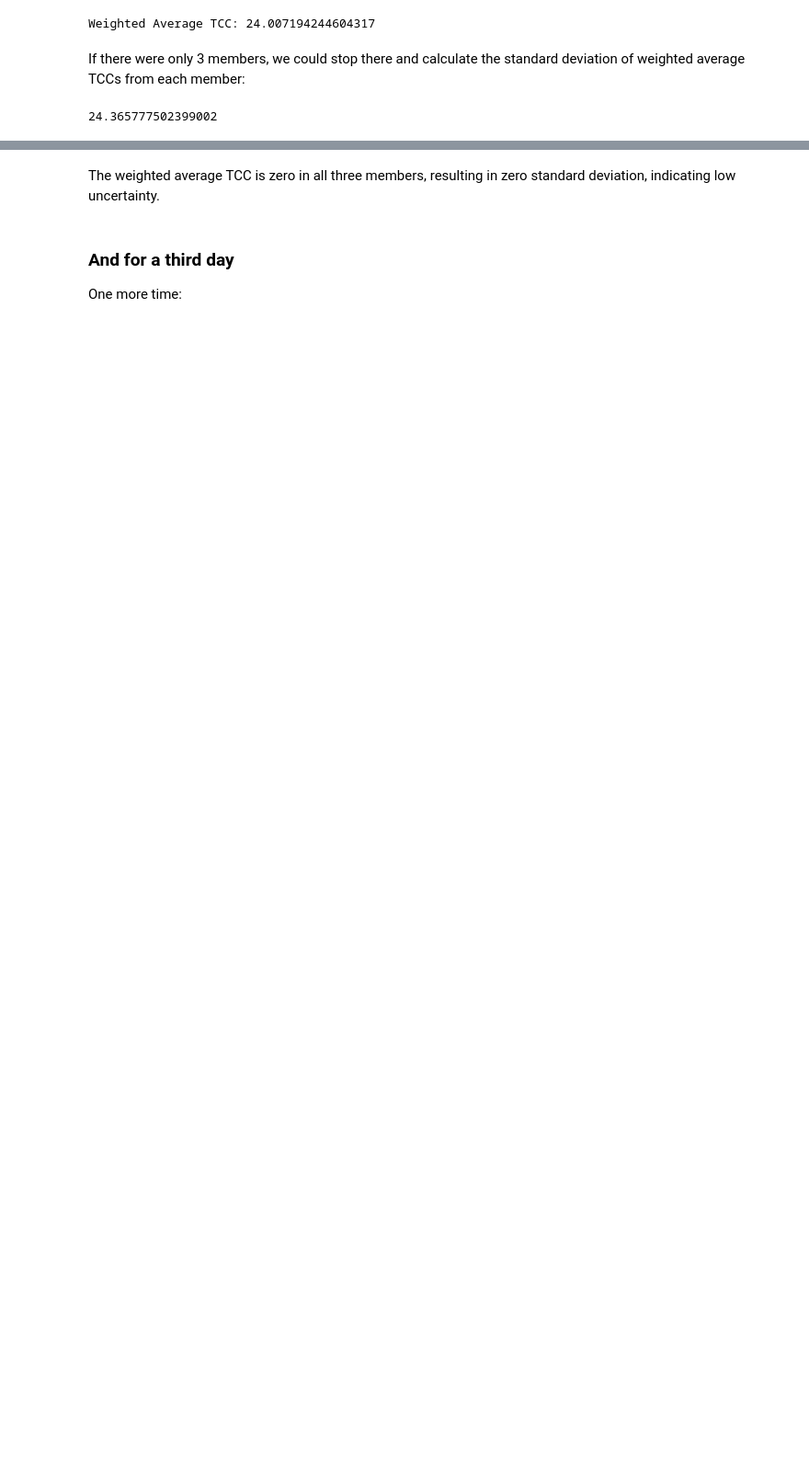
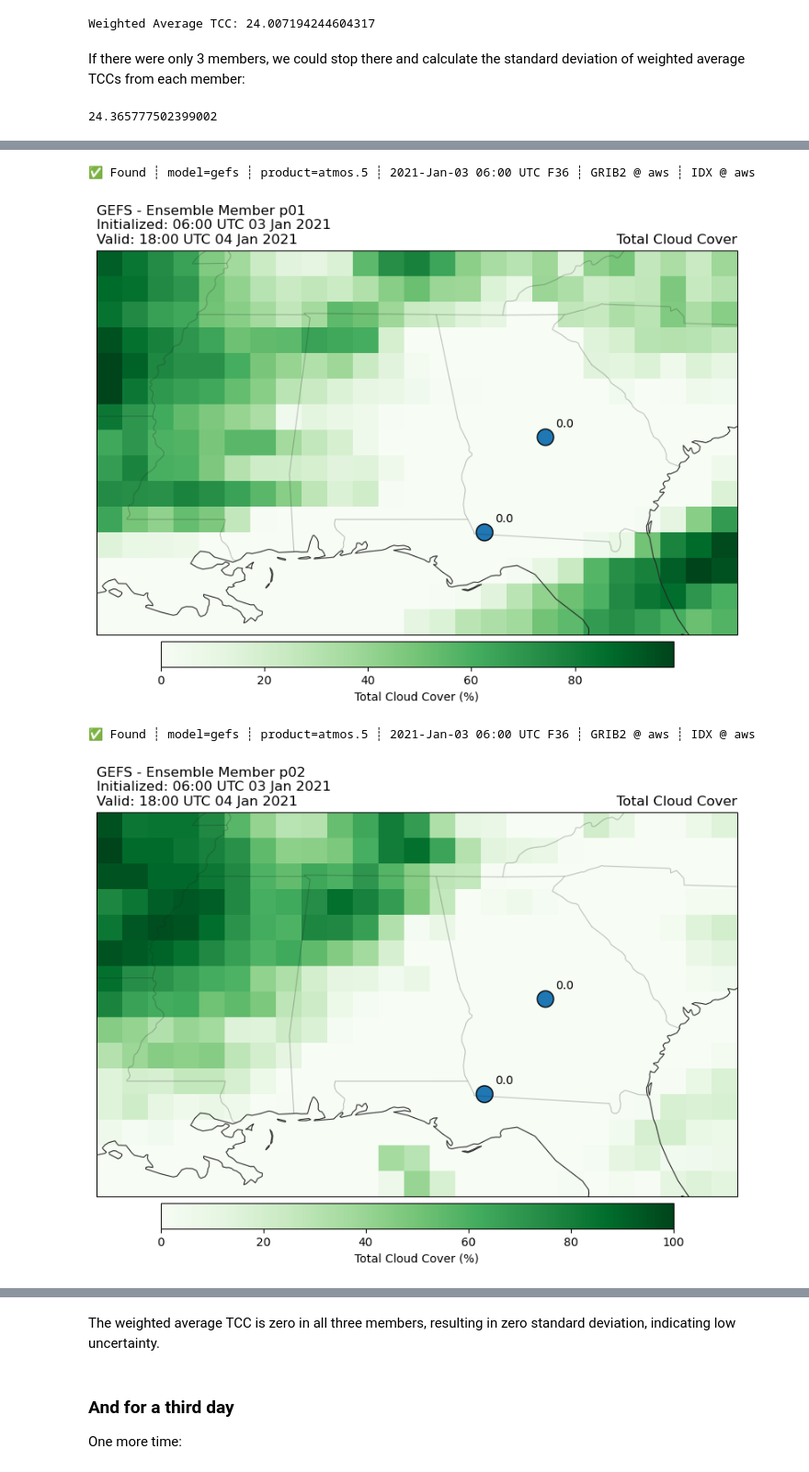
Before and after one commit to williamhobbs/solar-fleet-forecast-probability-tool, a Jupyter notebook: example_notebooks/05_ensemble_variation_in_cloud_cover.ipynb, the cells around one changed output, grey strips where cells are left out. Shown at 92% size. Drawn from its saved outputs; the diff is of its cells as text; code cells hidden in the pictures; blank space fills up the shorter version.

```diff
--- a/example_notebooks/05_ensemble_variation_in_cloud_cover.ipynb
+++ b/example_notebooks/05_ensemble_variation_in_cloud_cover.ipynb
@@ -285,0 +258,21 @@ StDev of Weighted Avg TCC: 0.0
+# %%
+date = '2021-01-03 06:00'
+
+num_members = 3 # up to 30
+
+# list of GEFS ensemble members, e.g., 'p01', 'p02', etc.
+member_list = [f"p{x:02d}" for x in range(1, num_members+1)]
+
+df_dict = {}
+weighted_avg_tcc_dict = {}
+for x in range(0, num_members):
+    df_dict[x], weighted_avg_tcc_dict[x] = sample_tcc_function(member=member_list[x],
+    date=date, plants_df=plants_df_partial)
+
+std_wavg_tcc = np.std(list(weighted_avg_tcc_dict.values()))
+print(print('StDev of Weighted Avg TCC: ' + str(std_wavg_tcc)))
+# %% [output]
+✅ Found ┊ model=gefs ┊ product=atmos.5 ┊ 2021-Jan-03 06:00 UTC F36 ┊ GRIB2 @ aws ┊ IDX @ aws
+[figure, added]
+✅ Found ┊ model=gefs ┊ product=atmos.5 ┊ 2021-Jan-03 06:00 UTC F36 ┊ GRIB2 @ aws ┊ IDX @ aws
+[figure, added]
```
Also changed, not shown: parts of 23 cells of this notebook.
